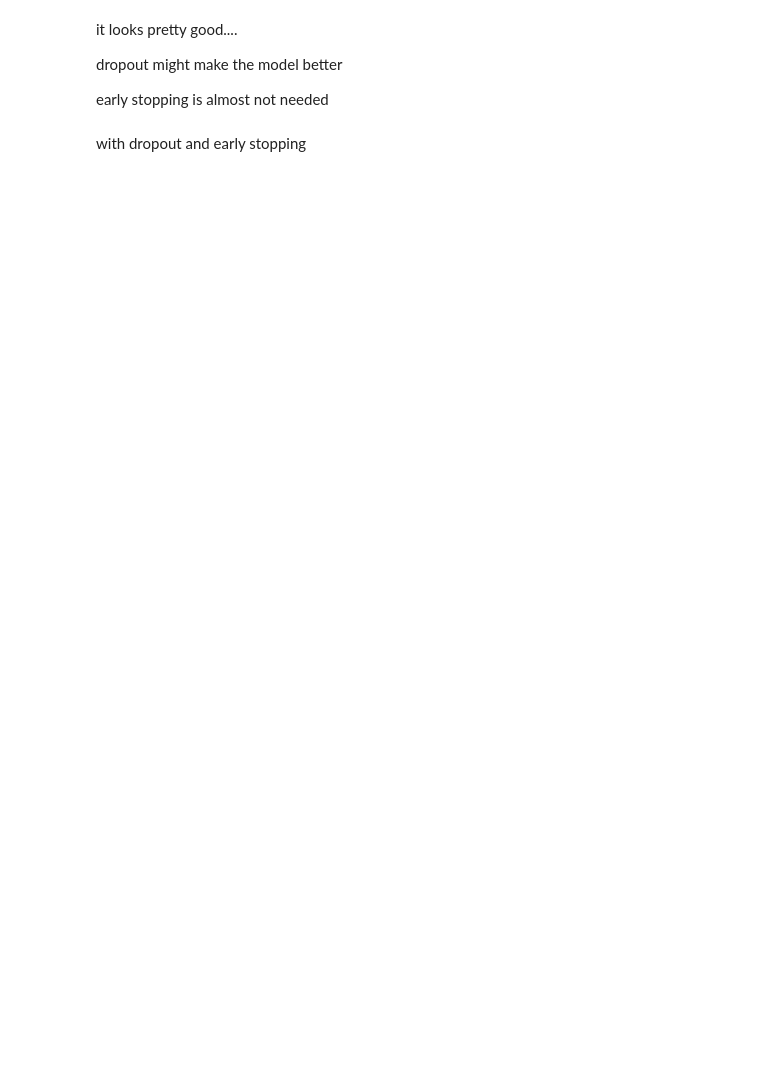
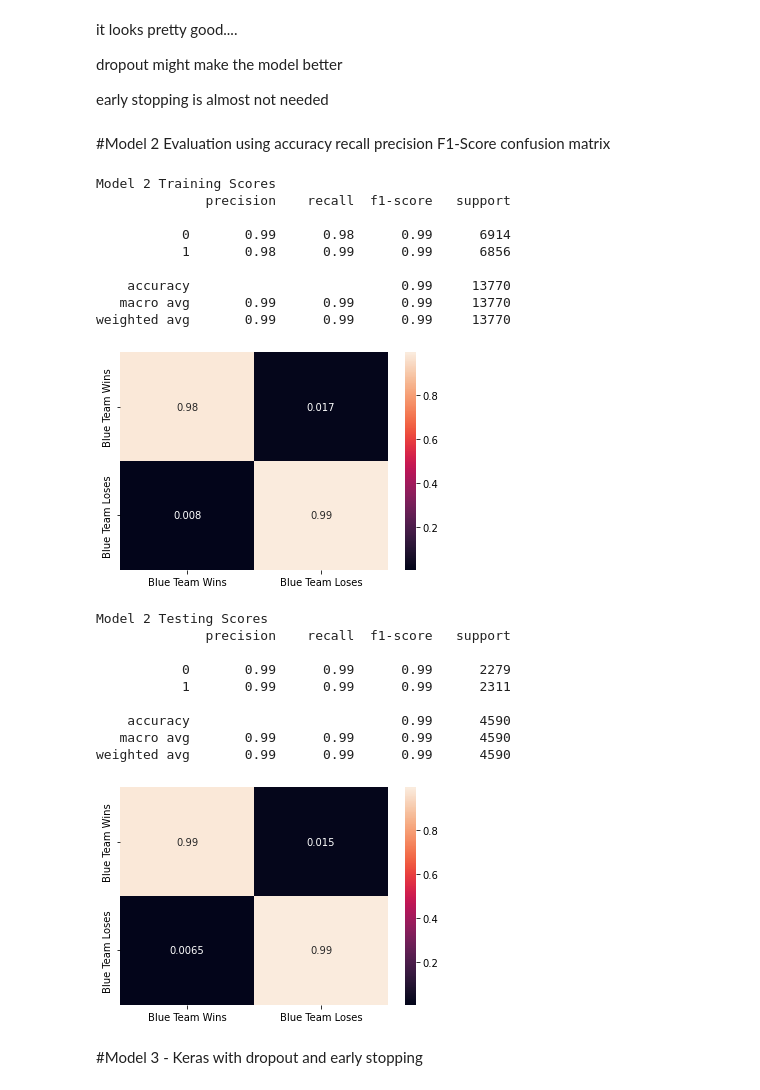
Before and after one commit to s2tandu0p/lol_win_predict, a Jupyter notebook: Shaohua_Guan_Project_2_Part_4_Core.ipynb, the cells around one changed output. Drawn from its saved outputs; the diff is of its cells as text; code cells hidden in the pictures; blank space fills up the shorter version.

```diff
--- a/Shaohua_Guan_Project_2_Part_4_Core.ipynb
+++ b/Shaohua_Guan_Project_2_Part_4_Core.ipynb
@@ -616,8 +680,64 @@ it looks pretty good....
 dropout might make the model better
 
 early stopping is almost not needed
+# %% [markdown]
+#Model 2 Evaluation using
+    accuracy
+    recall
+    precision
+    F1-Score
+    confusion matrix
+# %%
+print('Model 2 Training Scores')
+
+
+#X_train_pca17 = pca17.fit_transform(X_train)
+train_pred = np.rint(model.predict(X_train))
+
+print(classification_report(y_train, train_pred))
+
+confu = confusion_matrix(y_train, train_pred, normalize = 'true')
+
+from seaborn import heatmap
+labels = ['Blue Team Wins', 'Blue Team Loses']
+heatmap(confu, xticklabels = labels, yticklabels = labels, annot= True)
+plt.show()
+print('\n')
+
+
+print('Model 2 Testing Scores')
+
+#X_test_pca17 = pca17.transform(X_test)
+test_pred = np.rint(model.predict(X_test))
+
+print(classification_report(y_test, test_pred))
+
+confu = confusion_matrix(y_test, test_pred, normalize = 'true')
+heatmap(confu, xticklabels = labels, yticklabels = labels, annot= True)
+plt.show()
+# %% [output]
+Model 2 Training Scores
+              precision    recall  f1-score   support
+
+           0       0.99      0.98      0.99      6914
+           1       0.98      0.99      0.99      6856
+
+    accuracy                           0.99     13770
+   macro avg       0.99      0.99      0.99     13770
+weighted avg       0.99      0.99      0.99     13770
+[figure, added]
+Model 2 Testing Scores
+              precision    recall  f1-score   support
+
+           0       0.99      0.99      0.99      2279
+           1       0.99      0.99      0.99      2311
+
+    accuracy                           0.99      4590
+   macro avg       0.99      0.99      0.99      4590
+weighted avg       0.99      0.99      0.99      4590
+[figure, added]
 # %% [markdown]
-with dropout and early stopping
+#Model 3 - Keras with dropout and early stopping
 # %%
 %%time
 
```
Also changed, not shown: parts of 13 cells of this notebook.
